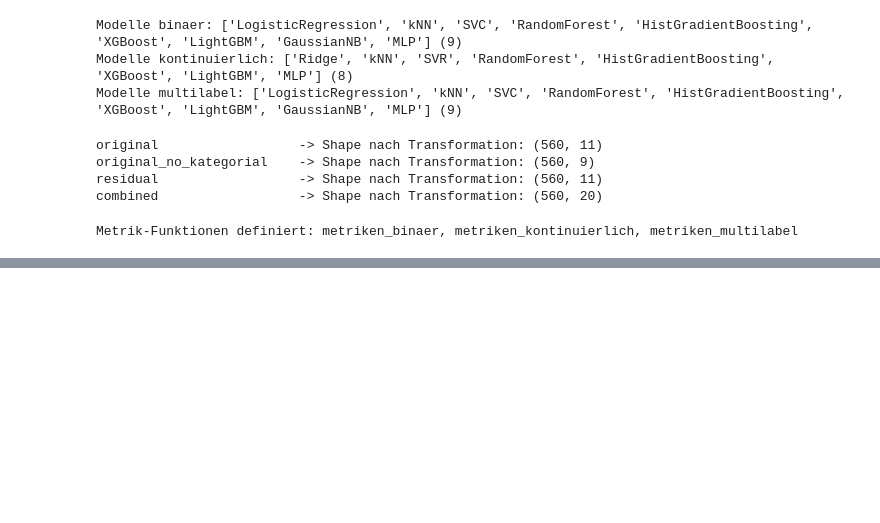
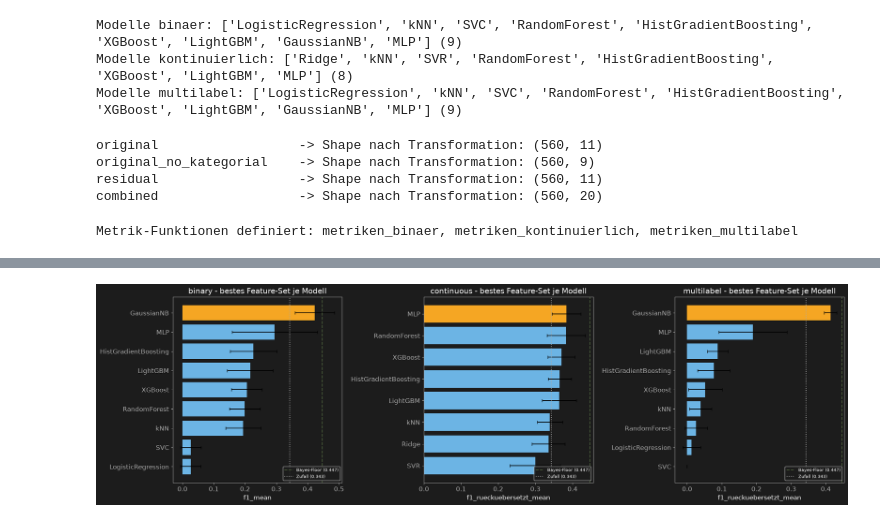
Before and after one commit to AwaTekoete/_MyExtrusionML_Synthetisch, a Jupyter notebook: notebooks/05_modeling_model_a.ipynb, the cells around one changed output, grey strips where cells are left out. Drawn from its saved outputs; the diff is of its cells as text; code cells hidden in the pictures; blank space fills up the shorter version.

```diff
--- a/notebooks/05_modeling_model_a.ipynb
+++ b/notebooks/05_modeling_model_a.ipynb
@@ -444 +450,14 @@ mechanismus_Vakuum       0.272
 dtype: float64
+# %%
+# =============================================================================
+# Zelle 10 – Diagnose: warum performt "continuous" so schwach?
+# =============================================================================
+ergebnisse_df = pd.read_csv("../reports/tables/05_ablation_results.csv")
+cont = ergebnisse_df[(ergebnisse_df["status"]=="ok") & (ergebnisse_df["zielgroesse"]=="continuous")]
+
+print("=== R² und RMSE aller kontinuierlichen Modelle ===")
+print(cont[["feature_set","modell","r2_mean","rmse_mean","mae_mean","f1_rueckuebersetzt_mean"]].sort_values("r2_mean", ascending=False).to_string(index=False))
+
+print(f"\n=== Verteilung der Zielgroesse selbst ===")
+print(df["y_kontinuierlich_sicherheitsabstand"].describe())
+print(f"\nAnteil Werte < 0 (NIO nach Rueckuebersetzung): {(df['y_kontinuierlich_sicherheitsabstand']<0).mean()*100:.1f}%")
@@ -444,0 +548,32 @@ dtype: float64
+# %%
+# =============================================================================
+# Zelle 13 – Grafik 1: F1-Vergleich aller Modelle je Zielgroessen-Typ
+# =============================================================================
+BAYES_FLOOR = 0.447
+ZUFALLS_BASELINE = 0.343
+
+primary_metric = {"binary": "f1_mean", "continuous": "f1_rueckuebersetzt_mean", "multilabel": "f1_rueckuebersetzt_mean"}
+primary_std = {"binary": "f1_std", "continuous": "f1_rueckuebersetzt_std", "multilabel": "f1_rueckuebersetzt_std"}
+
+fig, axes = plt.subplots(1, 3, figsize=(20, 6))
+
+for ax, (tv, metric_col) in zip(axes, primary_metric.items()):
+    std_col = primary_std[tv]
+    # Bestes Ergebnis je Modell (über alle Feature-Sets), zur Uebersichtlichkeit
+    sub = ergebnisse_df[ergebnisse_df["zielgroesse"] == tv]
+    bestes_je_modell = sub.loc[sub.groupby("modell")[metric_col].idxmax()].sort_values(metric_col, ascending=True)
+
+    farben = [COLOR_GOLD if m == bestes_je_modell[metric_col].idxmax() else COLOR_BLUE for m in bestes_je_modell.index]
+    ax.barh(bestes_je_modell["modell"], bestes_je_modell[metric_col],
+            xerr=bestes_je_modell[std_col], color=farben, capsize=3)
+    ax.axvline(BAYES_FLOOR, color=COLOR_GREEN, linestyle="--", linewidth=1.5, label=f"Bayes-Floor ({BAYES_FLOOR})")
+    ax.axvline(ZUFALLS_BASELINE, color=COLOR_TEXT_MUTED, linestyle=":", linewidth=1.5, label=f"Zufall ({ZUFALLS_BASELINE})")
+    ax.set_title(f"{tv} - bestes Feature-Set je Modell")
+    ax.set_xlabel(metric_col)
+    ax.legend(fontsize=8, loc="lower right")
+
+plt.tight_layout()
+save_figure(fig, "../reports/figures/05_ablation_f1_vergleich_modelle.png")
+plt.show()
+# %% [output]
+[figure, added]
```
Also changed, not shown: parts of 7 cells of this notebook, 2 other files.
